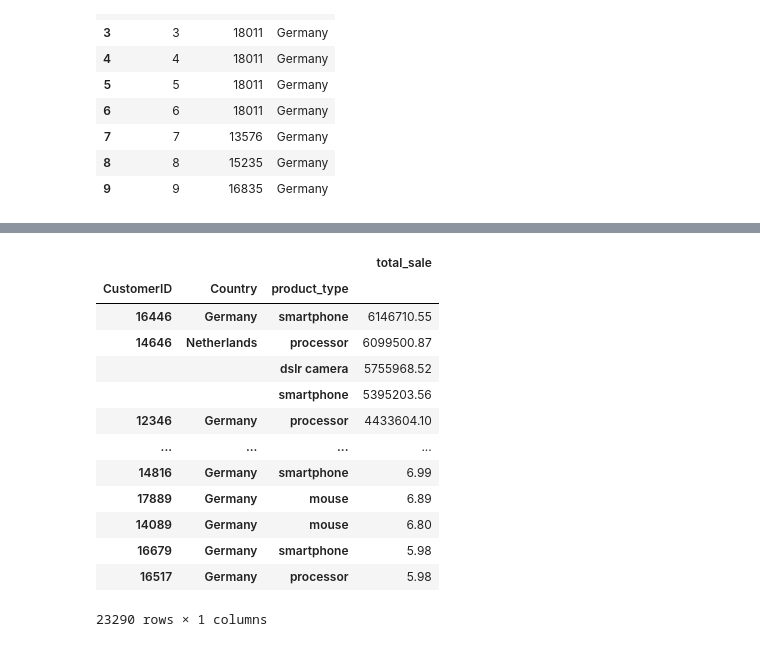
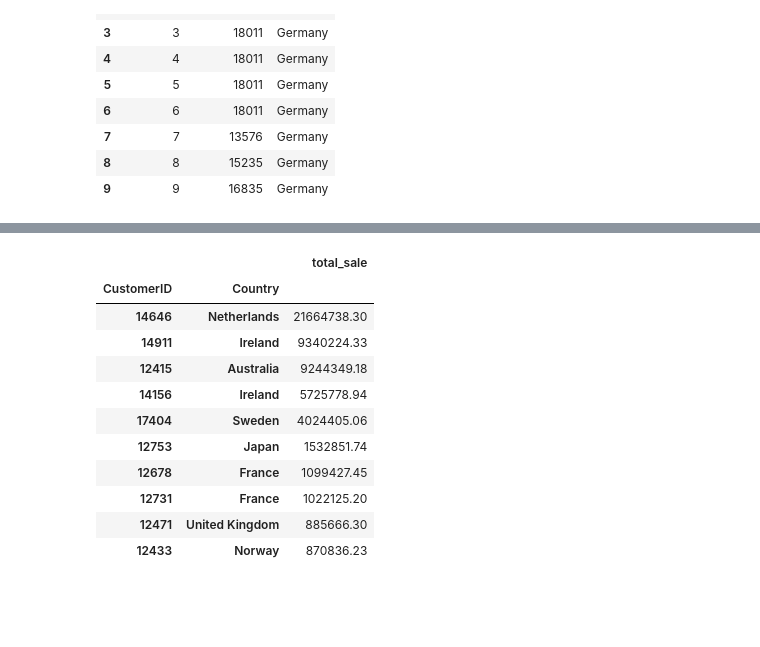
Before and after one commit to Jacopo-Spadon/E-Commerce, a Jupyter notebook: Ecom20tooRest.ipynb, the cells around one changed output, grey strips where cells are left out. Saved outputs shown, nothing was run; the diff lists cells and outputs as text; code cells hidden in the pictures; blank space fills up the shorter version.

```diff
--- a/Ecom20tooRest.ipynb
+++ b/Ecom20tooRest.ipynb
@@ -169,8 +189,10 @@ memory usage: 19.8+ MB
 # %%
 # Data cleaning - checking and dropping missing values (Unknow country)
 
-indexNames = df[ df['Country'] == 'Unknown' ].index
+indexNames = df_rest[df_rest['Country'] == 'Germany'].index
 
-df_country=df.drop(df.loc[df['Country'] == 'Unknown'].index, inplace=True)
+df_country=df_rest.drop(df_rest.loc[df_rest['Country'] == 'Germany'].index, inplace=True)
 
-df_country=pd.DataFrame(data=(df))
+df_country=pd.DataFrame(data=(df_rest))
+
+df_country
@@ -176,0 +229,11 @@ df_country=pd.DataFrame(data=(df))
+# %%
+df_country = df_country.groupby(df_country['invoice_date'])['total_sale'].sum().reset_index()
+df_country = df_country.set_index('invoice_date')
+df_country.index = pd.to_datetime(df_country.index)
+
+y = df_country['total_sale'].resample('M').mean()
+
+
+y.plot(figsize=(20, 10))
+plt.xlabel('Date')
+plt.ylabel('Sales in Mln');
@@ -203,28 +256,26 @@ table_invoice
 # %%
 # Pivot tabel per Customer
 
-table_customer = pd.pivot_table(df_country, values='total_sale', index=['CustomerID', 'Country', 'product_type'],
+table_customer = pd.pivot_table(df_country, values='total_sale', index=['CustomerID', 'Country'],
                     aggfunc=np.sum,
                     observed=True)
 
 table_customer=table_customer.sort_values(by=['total_sale'], ascending=False)
 
-table_customer
+table_customer.head(10)
 # %% [output]
-|  |  |  | total_sale |
-| CustomerID | Country | product_type |  |
-| 16446 | Germany | smartphone | 6146710.55 |
-| 14646 | Netherlands | processor | 6099500.87 |
-|  |  | dslr camera | 5755968.52 |
-|  |  | smartphone | 5395203.56 |
-| 12346 | Germany | processor | 4433604.10 |
-| ... | ... | ... | ... |
-| 14816 | Germany | smartphone | 6.99 |
-| 17889 | Germany | mouse | 6.89 |
-| 14089 | Germany | mouse | 6.80 |
-| 16679 | Germany | smartphone | 5.98 |
-| 16517 | Germany | processor | 5.98 |
+|  |  | total_sale |
+| CustomerID | Country |  |
+| 14646 | Netherlands | 21664738.30 |
+| 14911 | Ireland | 9340224.33 |
+| 12415 | Australia | 9244349.18 |
+| 14156 | Ireland | 5725778.94 |
+| 17404 | Sweden | 4024405.06 |
+| 12753 | Japan | 1532851.74 |
+| 12678 | France | 1099427.45 |
+| 12731 | France | 1022125.20 |
+| 12471 | United Kingdom | 885666.30 |
+| 12433 | Norway | 870836.23 |
-23290 rows × 1 columns
 # %%
 # Pivot tabel per Category of Product
 
```
Also changed, not shown: parts of 12 cells of this notebook.
